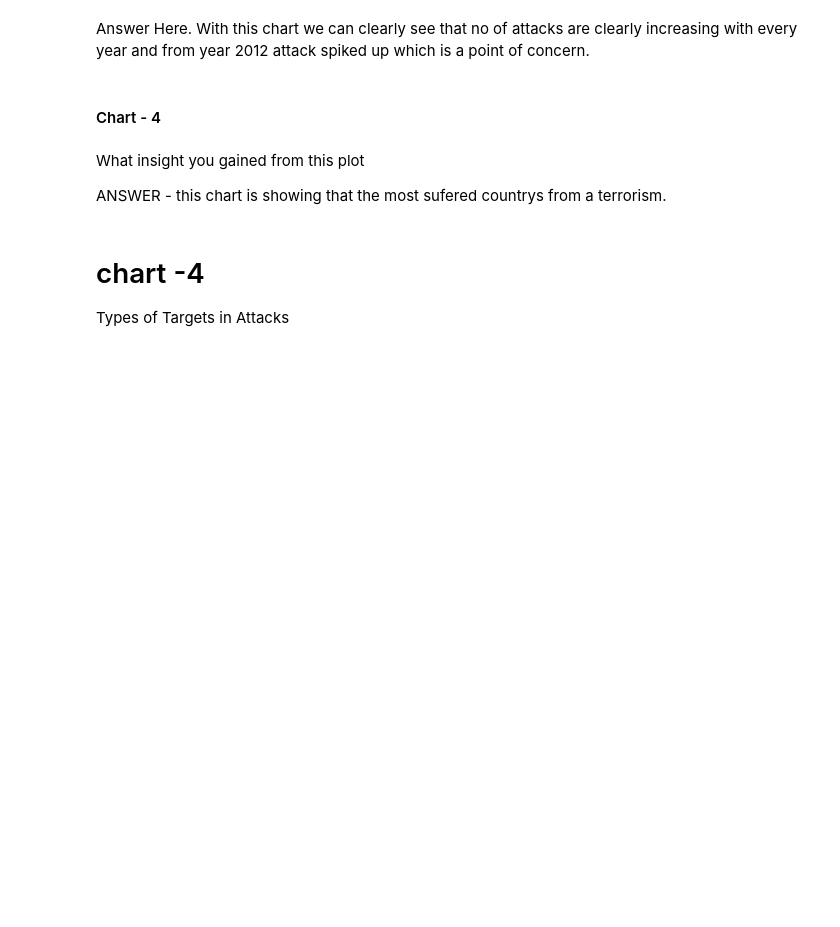
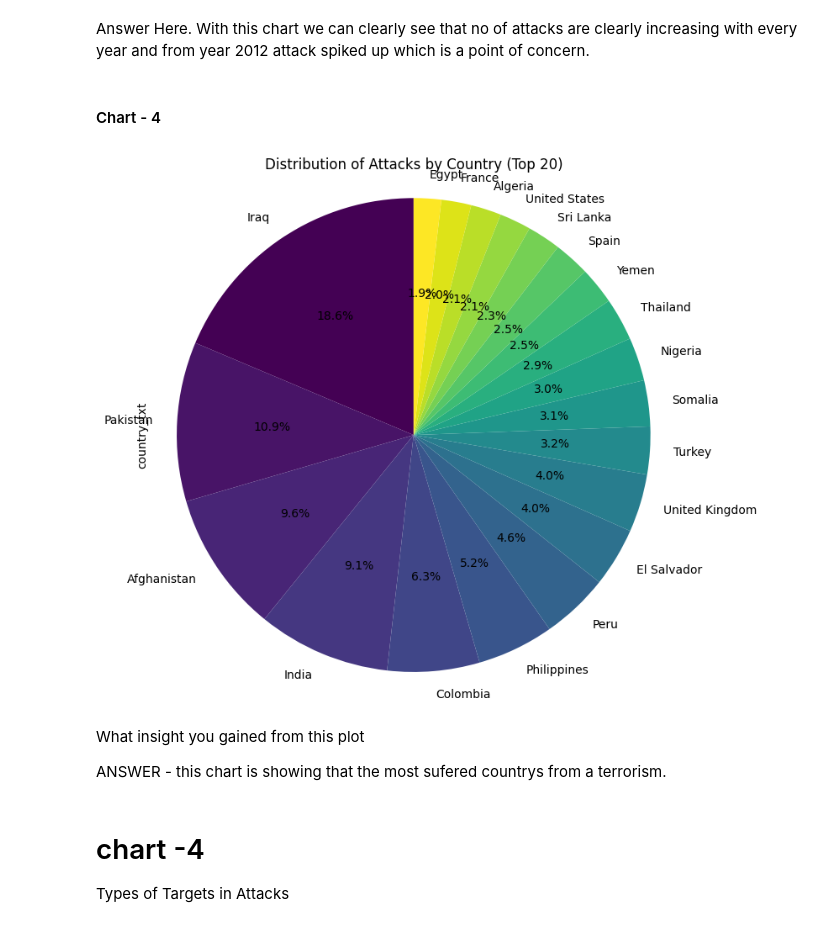
Before and after one commit to s-ndp/analytics-projects, a Jupyter notebook: global_terrorism_data_.ipynb, the cells around one changed output. Drawn from its saved outputs; the diff is of its cells as text; code cells hidden in the pictures; blank space fills up the shorter version.

```diff
--- a/global_terrorism_data_.ipynb
+++ b/global_terrorism_data_.ipynb
@@ -371,3 +361,18 @@ plt.show()
+# %%
+plt.figure(figsize=(8,8))
+
+# Get the top 20 countries
+top_countries = df['country_txt'].value_counts().head(20)
+
+# Plot a pie chart
+top_countries.plot(kind='pie', autopct='%1.1f%%', startangle=90, cmap='viridis')
+
+# Set the title and display the pie chart
+plt.title('Distribution of Attacks by Country (Top 20)')
+plt.axis('equal')  # Equal aspect ratio ensures that the pie chart is circular.
+plt.show()
+# %% [output]
+[figure, added]
 # %% [markdown]
 What insight you gained from this plot
 
```
Also changed, not shown: parts of 7 cells of this notebook.
